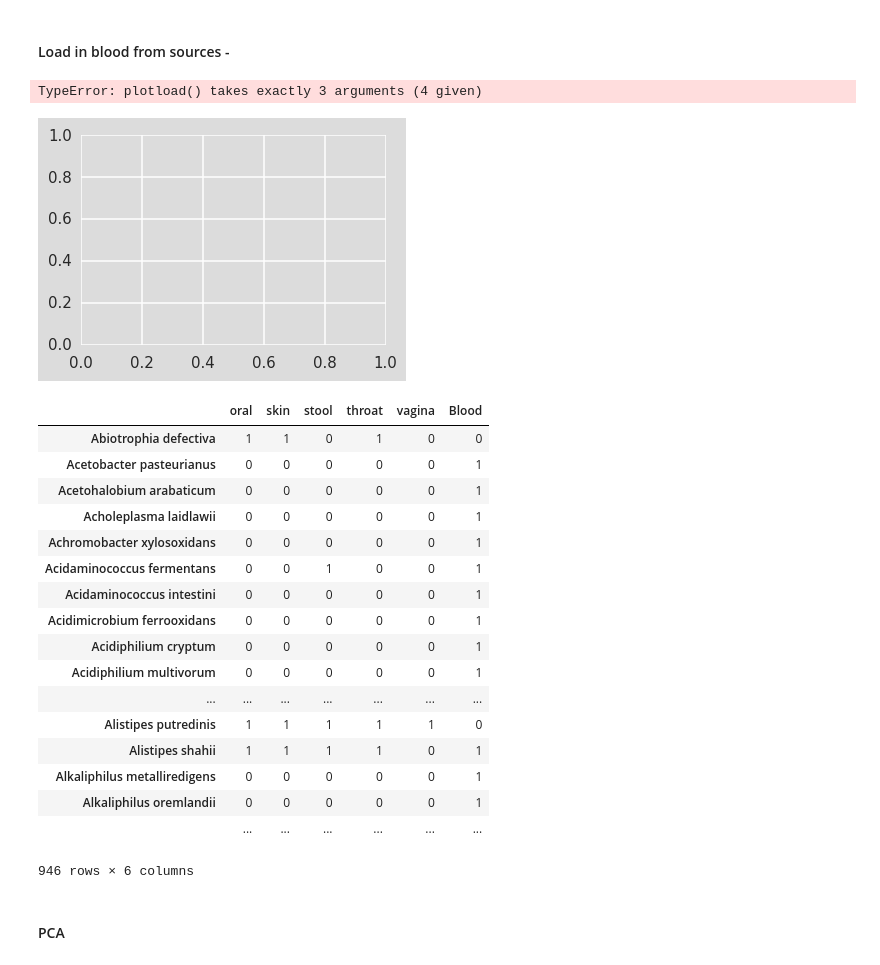
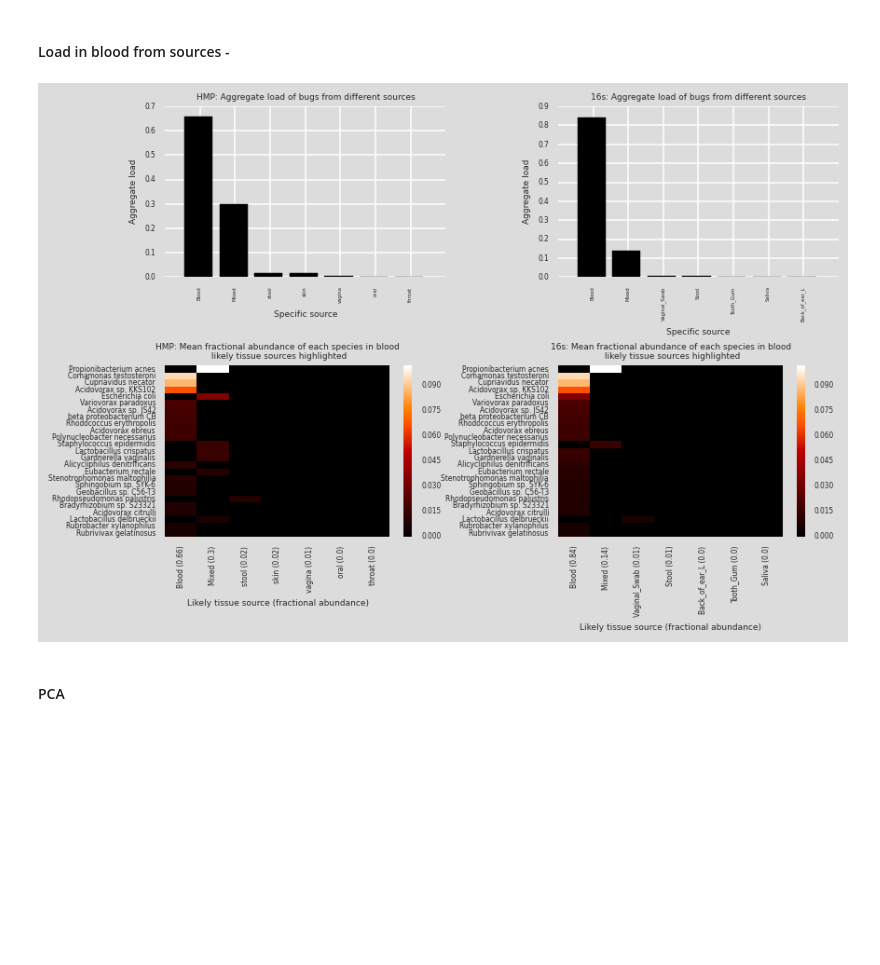
Before and after one commit to lmart999/CS229, a Jupyter notebook: Relman_Decomposition.ipynb, the cells around one changed output. Cells and saved outputs as stored; diff of their text form; code cells hidden in the pictures; blank space fills up the shorter version.

```diff
--- a/Relman_Decomposition.ipynb
+++ b/Relman_Decomposition.ipynb
@@ -469,59 +479,44 @@ def prepHeatmap(bs_dat,dat_type,site_specific_bugs):
     sum_cat.sort(ascending=False)
     blood_dat_map=blood_dat_map[sum_cat.index]
 
     # Number of bugs to show in the final heatmap
-    rank=30
+    rank=25
     blood_dat_map=blood_dat_map.loc[blood_dat_map.index[-rank:]]
 
     makeHeatmap(blood_dat_map)
     sum_cat=sum_cat.apply(lambda x: np.round(x,decimals=2))
     bugLabels=[s+' (%s)'%sum_cat.loc[s] for s in sum_cat.index]
     ind=np.arange(len(bugLabels))+0.5
     locs,labels=plt.xticks(ind,bugLabels)
     plt.xlim([0,len(bugLabels)])
     plt.setp(labels, rotation=90, fontsize=5)
-    # plt.colorbar()
+    cb = plt.colorbar()
+    ax = cb.ax
+    ax.tick_params(labelsize=5)
+
     plt.xlabel('Likely tissue source (fractional abundance)',fontsize=6)
     plt.title('%s: Mean fractional abundance of each %s in blood \n likely tissue sources highlighted'%(dat_type,taxLevel_for_analysis),fontsize=6)
     plt.tight_layout()
+
+fig = plt.Figure()
 
 plt.subplot(2,2,1)
 plotload(mean_data_hmp,'HMP',site_specific_hmp)
 
 plt.subplot(2,2,3)
 prepHeatmap(mean_data_hmp,'HMP',site_specific_hmp)
 
 plt.subplot(2,2,2)
 plotload(mean_data_16s,'16s',site_specific_16s)
 
 plt.subplot(2,2,4)
 prepHeatmap(mean_data_16s,'16s',site_specific_16s)
 
-plt.tight_layout()
+#fig.tight_layout()
+#fig.savefig(os.getcwd()+'/Desktop/Blood_Composition_%s.png'%taxLevel_for_analysis,format='png',bbox_inches='tight',dpi=150,pad_inches=0.5)
+#fig.savefig(os.getcwd()+'/Desktop/Blood_Composition_%s.pdf'%taxLevel_for_analysis,format='pdf',bbox_inches='tight',dpi=150,pad_inches=0.5)
 # %% [output]
-TypeError: plotload() takes exactly 3 arguments (4 given)
-[figure, old version]
+[figure, new version]
-# %%
-binary_hmp
-# %% [output]
-|  | oral | skin | stool | throat | vagina | Blood |
-| Abiotrophia defectiva | 1 | 1 | 0 | 1 | 0 | 0 |
-| Acetobacter pasteurianus | 0 | 0 | 0 | 0 | 0 | 1 |
-| Acetohalobium arabaticum | 0 | 0 | 0 | 0 | 0 | 1 |
-| Acholeplasma laidlawii | 0 | 0 | 0 | 0 | 0 | 1 |
-| Achromobacter xylosoxidans | 0 | 0 | 0 | 0 | 0 | 1 |
-| Acidaminococcus fermentans | 0 | 0 | 1 | 0 | 0 | 1 |
-| Acidaminococcus intestini | 0 | 0 | 0 | 0 | 0 | 1 |
-| Acidimicrobium ferrooxidans | 0 | 0 | 0 | 0 | 0 | 1 |
-| Acidiphilium cryptum | 0 | 0 | 0 | 0 | 0 | 1 |
-| Acidiphilium multivorum | 0 | 0 | 0 | 0 | 0 | 1 |
-| ... | ... | ... | ... | ... | ... | ... |
-| Alistipes putredinis | 1 | 1 | 1 | 1 | 1 | 0 |
-| Alistipes shahii | 1 | 1 | 1 | 1 | 0 | 1 |
-| Alkaliphilus metalliredigens | 0 | 0 | 0 | 0 | 0 | 1 |
-| Alkaliphilus oremlandii | 0 | 0 | 0 | 0 | 0 | 1 |
-|  | ... | ... | ... | ... | ... | ... |
-946 rows × 6 columns
 # %% [markdown]
 #### PCA
 # %%
```
Also changed, not shown: parts of 4 cells of this notebook.
